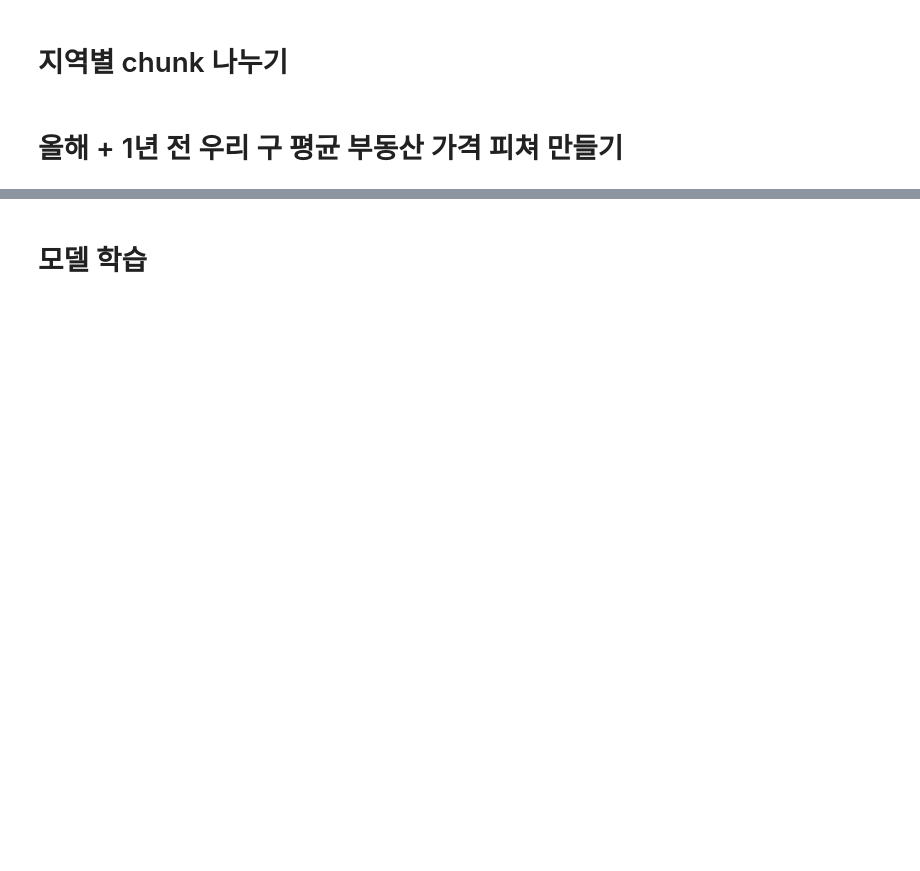
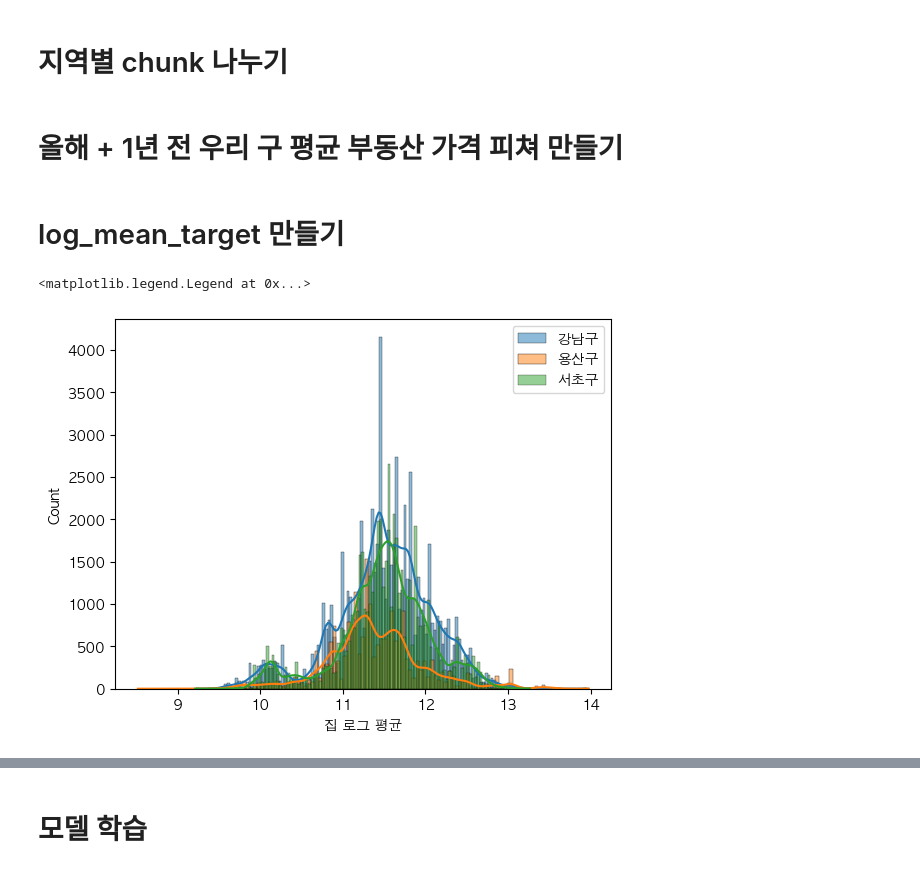
Before and after one commit to UpstageAILab3/upstage-ml-regression-ml12-pub, a Jupyter notebook: region2-1.ipynb, the cells around one changed output, grey strips where cells are left out. Cells and saved outputs as stored; diff of their text form; code cells hidden in the pictures; blank space fills up the shorter version.

```diff
--- a/region2-1.ipynb
+++ b/region2-1.ipynb
@@ -80,2 +90,30 @@ for region in regions:
 
     chunks[region] = chunk
+# %% [markdown]
+# log_mean_target 만들기
+# %%
+import numpy as np
+
+for region in regions:
+    chunk = chunks[region]
+
+    for dong in chunk['동'].unique():
+        dong_temp_df = chunk.loc[(chunk['is_test'] == 0) & (chunk['동'] == dong), :]
+        chunk.loc[(chunk['동'] == dong), '동 로그 평균'] = np.log(dong_temp_df['target'].mean())
+
+        for apart in dong_temp_df['아파트명'].unique():
+            apart_temp_df = dong_temp_df.loc[(dong_temp_df['아파트명'] == apart), :]
+            chunk.loc[(chunk['동'] == dong) & (chunk['아파트명'] == apart), '아파트 로그 평균'] = np.log(apart_temp_df['target'].mean())
+
+            for house in apart_temp_df['전용면적'].unique():
+                house_temp_df = apart_temp_df.loc[(apart_temp_df['전용면적'] == house), :]
+                chunk.loc[(chunk['동'] == dong) & (chunk['아파트명'] == apart) & (chunk['전용면적'] == house), '집 로그 평균'] = np.log(house_temp_df['target'].mean())
+# %%
+caution_regions = ['강남구', '용산구', '서초구']
+
+for region in caution_regions:
+    sns.histplot(data=chunks[region], x='집 로그 평균', kde=True, label = region)
+plt.legend()
+# %% [output]
+<matplotlib.legend.Legend at 0x...>
+[figure, added]
```
Also changed, not shown: parts of 9 cells of this notebook, 12 other files.
